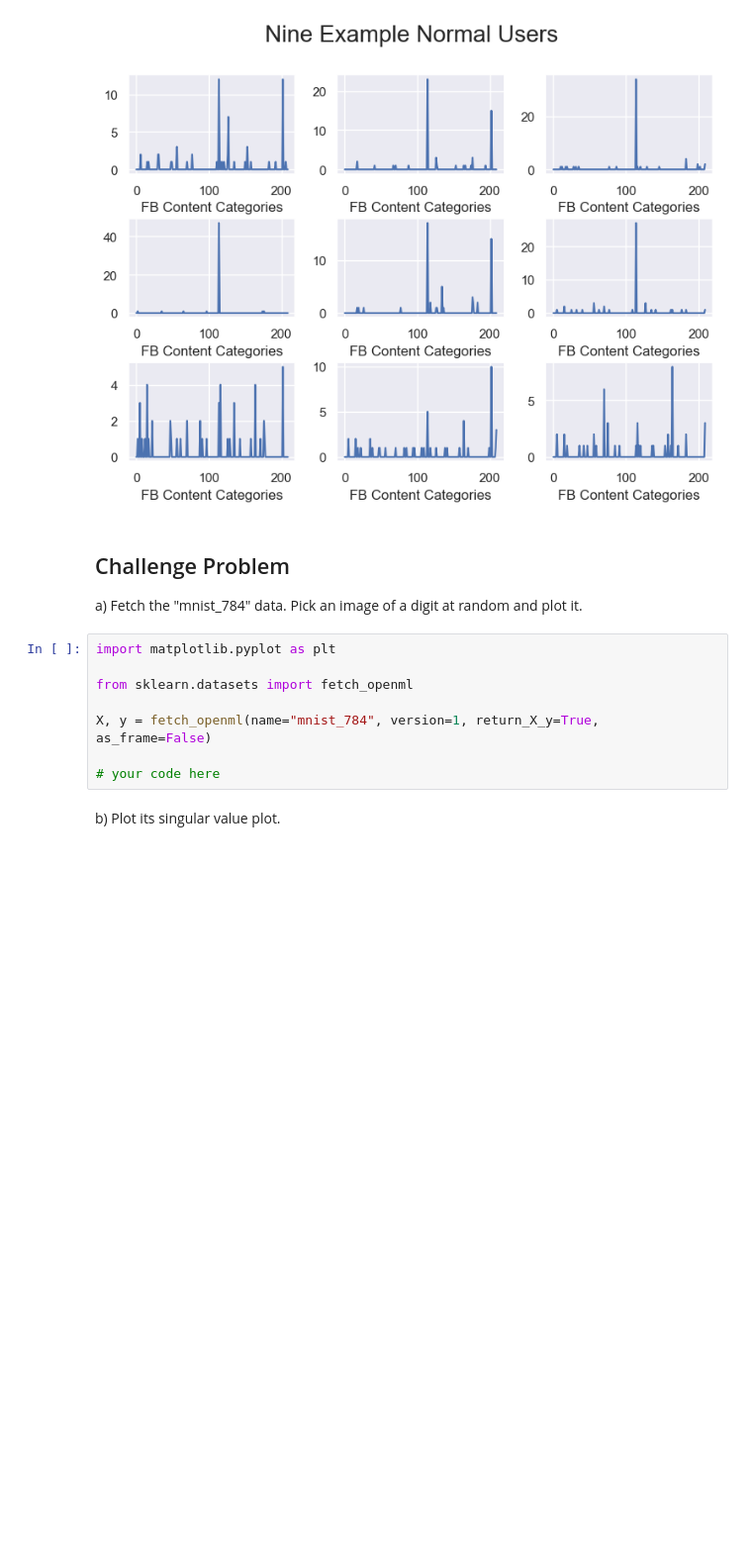
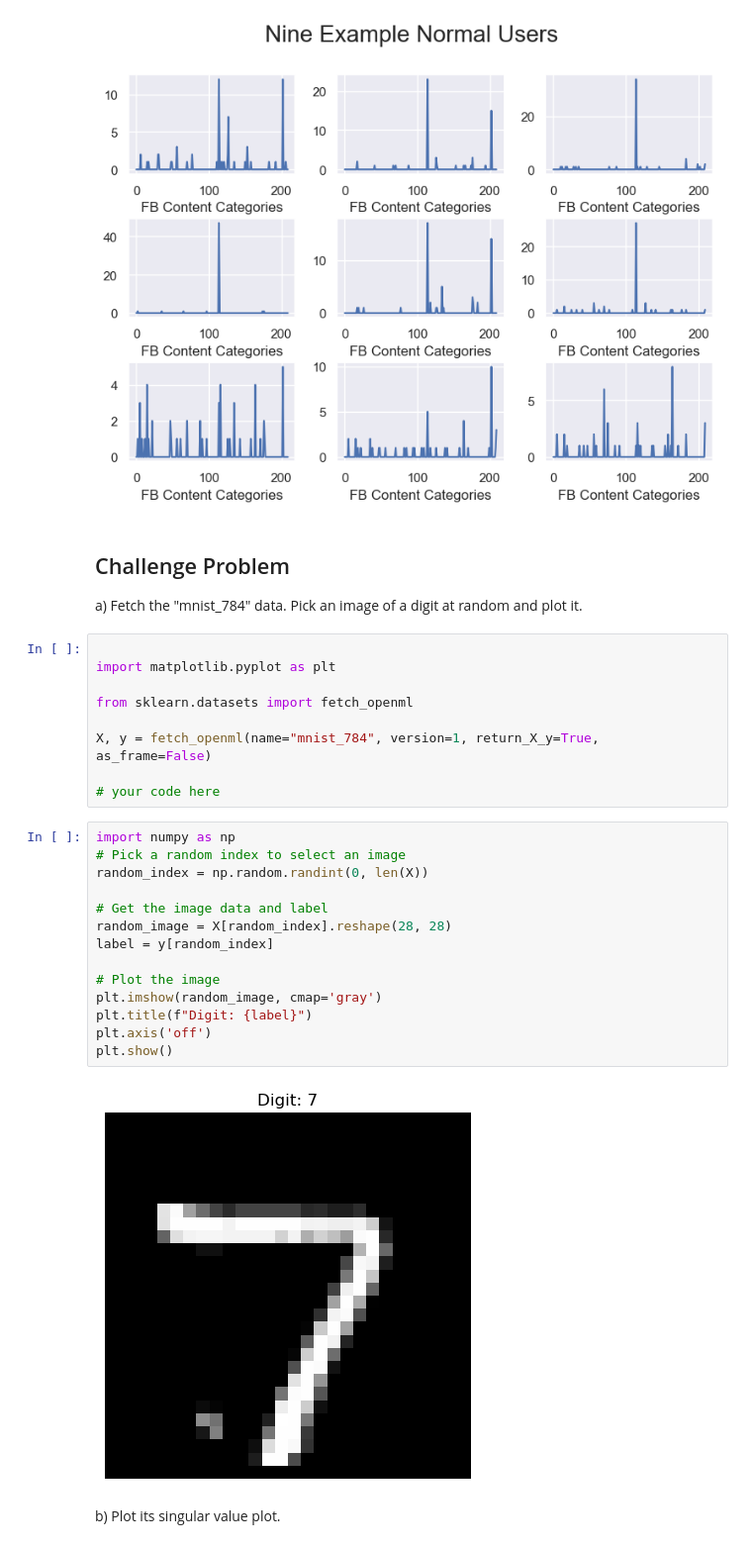
Before and after one commit to dvorins/Data-Science-Fundamentals, a Jupyter notebook: lecture_10/worksheet_10.ipynb, the cells around one changed output. Shown at 99% size. Drawn from its saved outputs; the diff is of its cells as text; blank space fills up the shorter version.

```diff
--- a/lecture_10/worksheet_10.ipynb
+++ b/lecture_10/worksheet_10.ipynb
@@ -320,6 +320,7 @@ plt.show()
 
 a) Fetch the "mnist_784" data. Pick an image of a digit at random and plot it.
 # %%
+
 import matplotlib.pyplot as plt
 
 from sklearn.datasets import fetch_openml
@@ -327,5 +328,21 @@ from sklearn.datasets import fetch_openml
 X, y = fetch_openml(name="mnist_784", version=1, return_X_y=True, as_frame=False)
 
 # your code here
+# %%
+import numpy as np
+# Pick a random index to select an image
+random_index = np.random.randint(0, len(X))
+
+# Get the image data and label
+random_image = X[random_index].reshape(28, 28)
+label = y[random_index]
+
+# Plot the image
+plt.imshow(random_image, cmap='gray')
+plt.title(f"Digit: {label}")
+plt.axis('off')
+plt.show()
+# %% [output]
+[figure, added]
 # %% [markdown]
 b) Plot its singular value plot.
```
Also changed, not shown: parts of 12 cells of this notebook.
